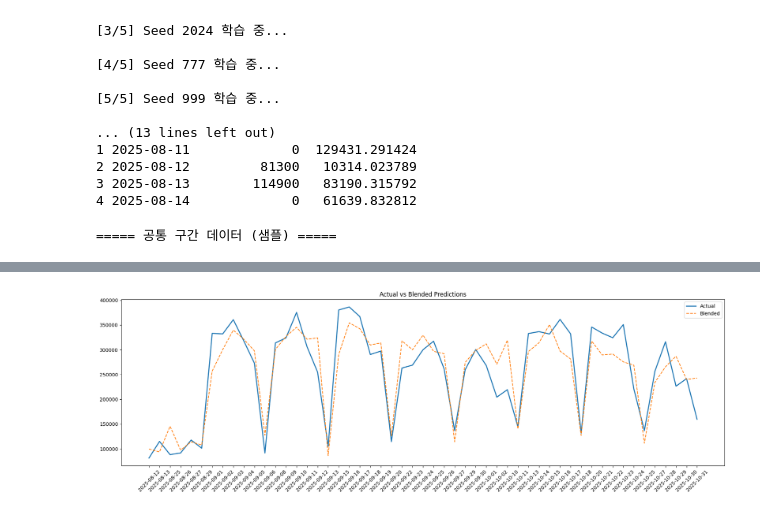
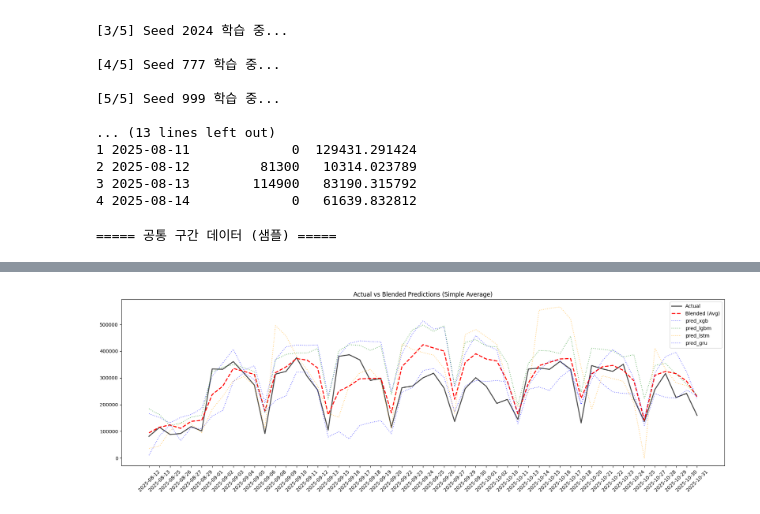
Before and after one commit to kjm3757/BOGUE_ML, a Jupyter notebook: final_ensemble.ipynb, the cells around one changed output, grey strips where cells are left out. Drawn from its saved outputs; the diff is of its cells as text; code cells hidden in the pictures.

```diff
--- a/final_ensemble.ipynb
+++ b/final_ensemble.ipynb
@@ -1248,7 +1251,6 @@ if __name__ == "__main__":
 # %%
 import pandas as pd
 import numpy as np
-from sklearn.linear_model import LinearRegression
 from sklearn.metrics import mean_absolute_error, mean_squared_error
 import matplotlib.pyplot as plt
 from IPython.display import display
@@ -1259,21 +1261,26 @@ from IPython.display import display
 def smape(y_true, y_pred):
     y_true = np.asarray(y_true, float)
     y_pred = np.asarray(y_pred, float)
-    denom = (np.abs(y_true) + np.abs(y_pred) / 2)
+    # 분모가 0인 경우 처리
+    denom = (np.abs(y_true) + np.abs(y_pred)) / 2.0
     denom[denom == 0] = 1e-8
     return np.mean(np.abs(y_true - y_pred) / denom) * 100
 
-
 # ==========================================================
-# 1. CSV 불러와서 Blending 수행
+# 1. CSV 불러와서 Simple Average Blending 수행
 # ==========================================================
-def build_blend_from_csv():
+def build_simple_blend():
 
     # 1️⃣ 네 가지 예측 파일 로드
-    xgb_df  = pd.read_csv("xgb_prediction.csv")
-    lgb_df  = pd.read_csv("lgbm_prediction.csv")
-    lstm_df = pd.read_csv("lstm_prediction.csv")
-    gru_df  = pd.read_csv("gru_prediction.csv")
+    # (파일 이름은 사용자의 환경에 맞게 수정 필요)
+    try:
+        xgb_df  = pd.read_csv("xgb_prediction_recursive.csv") # Recursive 결과 사용 권장
+        lgb_df  = pd.read_csv("lgbm_prediction_recursive.csv")
+        lstm_df = pd.read_csv("lstm_prediction.csv")
+        gru_df  = pd.read_csv("gru_prediction.csv")
+    except FileNotFoundError:
+        print("파일을 찾을 수 없습니다. 파일명을 확인해주세요.")
+        return None
 
     # 2️⃣ 컬럼명 통일
     xgb_df  = xgb_df.rename(columns={"pred_daily": "pred_xgb"})
@@ -1282,58 +1289,82 @@ def build_blend_from_csv():
     gru_df  = gru_df.rename(columns={"예측매출": "pred_gru"})
 
     # 3️⃣ 날짜 기준으로 inner join
-    base = xgb_df.merge(lgb_df, on="date", how="inner")
-    base = base.merge(lstm_df, on="date", how="inner")
-    base = base.merge(gru_df, on="date", how="inner")
+    # 'actual_daily' 컬럼 이름 충돌 방지 (하나만 남김)
+    base = xgb_df[["date", "actual_daily", "pred_xgb"]].merge(
+        lgb_df[["date", "pred_lgbm"]], on="date", how="inner"
+    )
+    base = base.merge(lstm_df[["date", "pred_lstm"]], on="date", how="inner")
+
+    # GRU가 있다면 추가
+    base = base.merge(gru_df[["date", "pred_gru"]], on="date", how="inner")
 
     base = base.sort_values("date").reset_index(drop=True)
 
     print("\n===== 공통 구간 데이터 (샘플) =====")
     display(base.head())
 
-    # 4️⃣ Linear Regression Blending 학습
+    # 4️⃣ Weighted Blending (가중치 수동 지정)
+    # 정답을 보지 않고 사전에 정의한 가중치를 사용하므로 누수 없음.
+    # GRU에 더 높은 가중치 부여 (예: GRU 0.4, 나머지 0.2)
+
+    w_gru  = 0.4
+    w_xgb  = 0.3
+    w_lgbm = 0.2
+    w_lstm = 0.1
+
+    # 가중치 합이 1이 되는지 확인 (선택 사항이지만 권장)
+    total_w = w_gru + w_xgb + w_lgbm + w_lstm
+    if abs(total_w - 1.0) > 1e-9:
+        print(f"Warning: 가중치 합이 1이 아닙니다 ({total_w}). 의도한 것이 아니라면 확인 필요.")
+
+    base["pred_blend"] = (
+        w_xgb  * base["pred_xgb"] +
+        w_lgbm * base["pred_lgbm"] +
+        w_lstm * base["pred_lstm"] +
+        w_gru  * base["pred_gru"]
+    )
+
+    # 5️⃣ 성능 계산 (평가용)
     y_true = base["actual_daily"].values
-    pred_matrix = base[["pred_xgb", "pred_lgbm", "pred_lstm", "pred_gru"]].values
+    blended_pred = base["pred_blend"].values
 
-    blender = LinearRegression()
-    blender.fit(pred_matrix, y_true)
-    blended_pred = blender.predict(pred_matrix)
-    base["pred_blend"] = blended_pred
-
-    # 5️⃣ 성능 계산
     mae  = mean_absolute_error(y_true, blended_pred)
     rmse = np.sqrt(mean_squared_error(y_true, blended_pred))
     s_mape = smape(y_true, blended_pred)
 
-    print("\n===== [Linear Regression Blending] 성능 =====")
+    print("\n===== [Simple Average Blending] 성능 =====")
     print(f"MAE   : {mae:,.2f}")
     print(f"RMSE  : {rmse:,.2f}")
     print(f"SMAPE : {s_mape:.2f}%")
 
     # 6️⃣ 시각화
+    models = ["pred_xgb", "pred_lgbm", "pred_lstm", "pred_gru"]
     plt.figure(figsize=(18,6))
-    plt.plot(base["date"], base["actual_daily"], label="Actual", linewidth=2)
-    plt.plot(base["date"], base["pred_blend"], label="Blended", linestyle="--")
-    plt.title("Actual vs Blended Predictions")
+    plt.plot(base["date"], base["actual_daily"], label="Actual", linewidth=2, color='black', alpha=0.7)
+    plt.plot(base["date"], base["pred_blend"], label="Blended (Avg)", linestyle="--", color='red', linewidth=2)
+
+    # 개별 모델도 옅게 표시
+    colors = ['blue', 'green', 'orange']
+    for i, model in enumerate(models):
+        plt.plot(base["date"], base[model], label=model, linestyle=":", alpha=0.5, color=colors[i%len(colors)])
+
+    plt.title("Actual vs Blended Predictions (Simple Average)")
     plt.xticks(rotation=45)
     plt.legend()
     plt.tight_layout()
     plt.show()
 
-    return base, blender
-
+    return base
 
 # ==========================================================
 # 실행
 # ==========================================================
-base_df, blend_model = build_blend_from_csv()
+if __name__ == "__main__":
+    base_df = build_simple_blend()
 
-output_path = "blended_prediction.csv"
-base_df.to_csv(output_path, index=False, encoding="utf-8-sig")
-
-print("\n===== Blending 가중치 =====")
-for name, w in zip(["XGB", "LGBM", "LSTM", "GRU"], blend_model.coef_):
-    print(f"{name:5s} : {w:.6f}")
-print(f"Intercept : {blend_model.intercept_:.6f}")
+    if base_df is not None:
+        output_path = "blended_prediction_simple.csv"
+        base_df.to_csv(output_path, index=False, encoding="utf-8-sig")
+        print(f"\n결과 저장 완료: {output_path}")
 # %% [output]
 ===== 공통 구간 데이터 (샘플) =====
@@ -1350 +1381 @@ SMAPE : 9.34%
-[figure, old version]
+[figure, new version]
```
Also changed, not shown: parts of 3 cells of this notebook, 5 other files.
